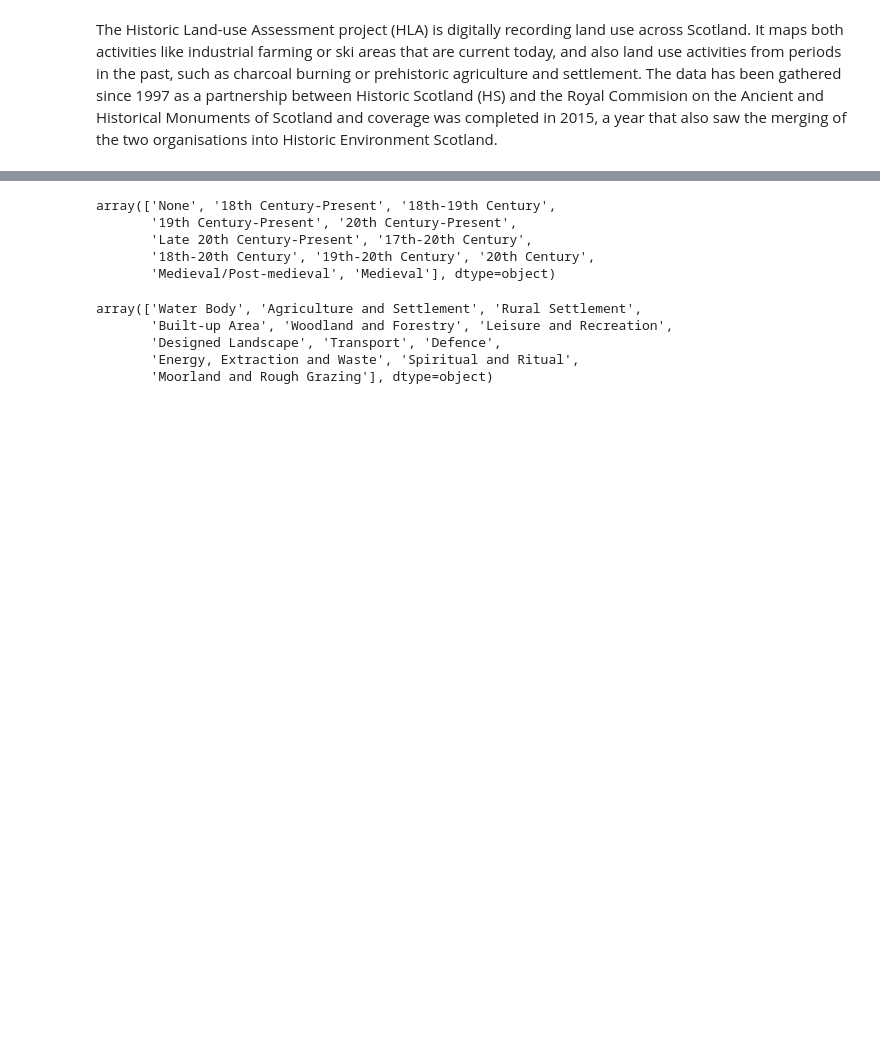
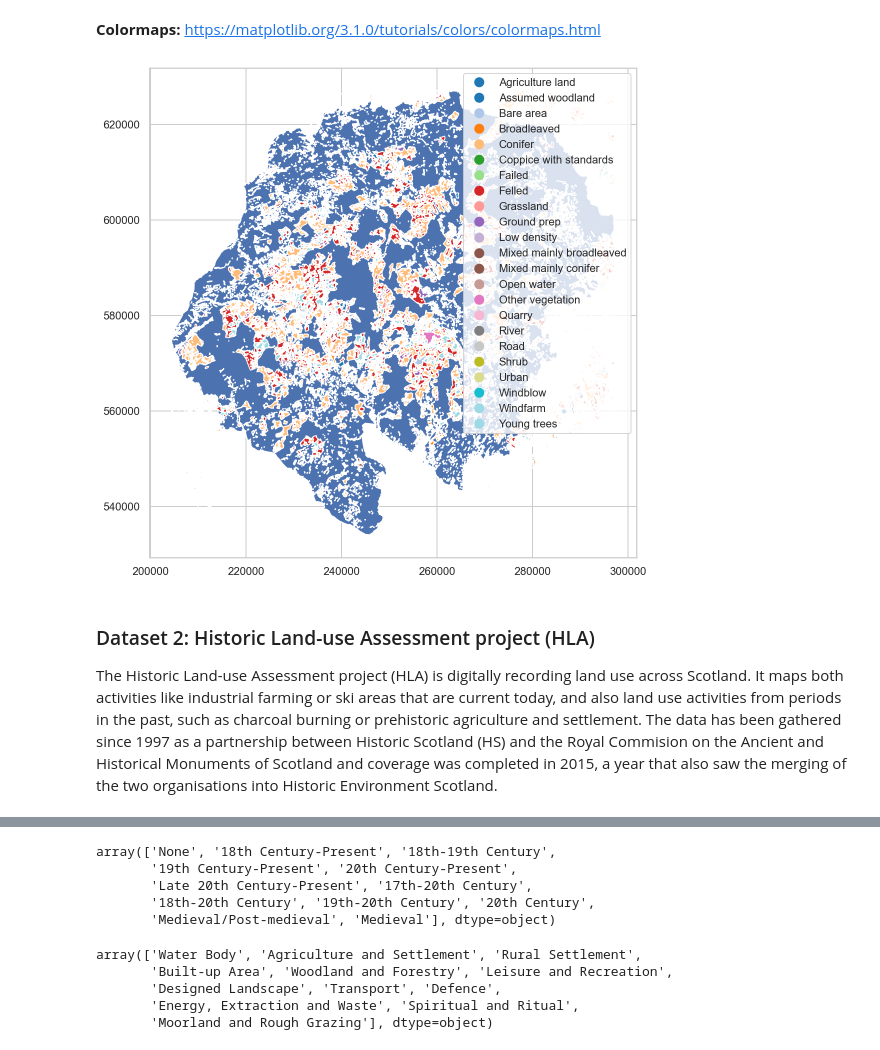
Before and after one commit to derpyninja/gecm, a Jupyter notebook: notebooks/00-fz-map-disaggregation-for-board.ipynb, the cells around one changed output, grey strips where cells are left out. Cells and saved outputs as stored; diff of their text form; code cells hidden in the pictures; blank space fills up the shorter version.

Commit message:
cleaned notebook. added forest to map. used better dataset.

```diff
--- a/notebooks/00-fz-map-disaggregation-for-board.ipynb
+++ b/notebooks/00-fz-map-disaggregation-for-board.ipynb
@@ -62,0 +192,3 @@ These look really cool:
+# %%
+nfi_fpath = os.path.join(data_raw, "National_Forest_Inventory_Woodland_Scotland_2018", "7ee62919-7aa2-471a-8dc8-27204598d3e62020329-1-6cjzao.spys6.shp")
+nfi = gpd.read_file(nfi_fpath)
@@ -62,0 +215,3 @@ These look really cool:
+# %%
+%%capture
+nfi_valid = nfi.loc[nfi.is_valid]
@@ -62,0 +236,3 @@ These look really cool:
+# %%
+nfi_valid_clipped = gpd.clip(nfi_valid, our_park_polygon.convex_hull.envelope)
+nfi_valid_clipped
@@ -63,3 +299,26 @@ These look really cool:
+# %% [markdown]
+**Colormaps:** https://matplotlib.org/3.1.0/tutorials/colors/colormaps.html
+# %%
+# biosphere backdrop
+ax = our_park_polygon.plot()
+
+# nfi plot
+nfi_valid_clipped.plot(
+    column = "IFT_IOA",
+    legend = True,
+    cmap = "tab20",
+    ax=ax
+)
+
+# save
+plt.savefig(
+    os.path.join(figure_dir, "nfi_map_clipped_to_biosphere.png"),
+    dpi=150,
+    format="png"
+)
+# %% [output]
+[figure, added]
 # %% [markdown]
+### Dataset 2: Historic Land-use Assessment project (HLA)
 The Historic Land-use Assessment project (HLA) is digitally recording land use across Scotland. It maps both activities like industrial farming or ski areas that are current today, and also land use activities from periods in the past, such as charcoal burning or prehistoric agriculture and settlement. The data has been gathered since 1997 as a partnership between Historic Scotland (HS) and the Royal Commision on the Ancient and Historical Monuments of Scotland and coverage was completed in 2015, a  year that also saw the merging of the two organisations into Historic Environment Scotland.
 # %%
```
Also changed, not shown: parts of 48 cells of this notebook, 5 other files.
